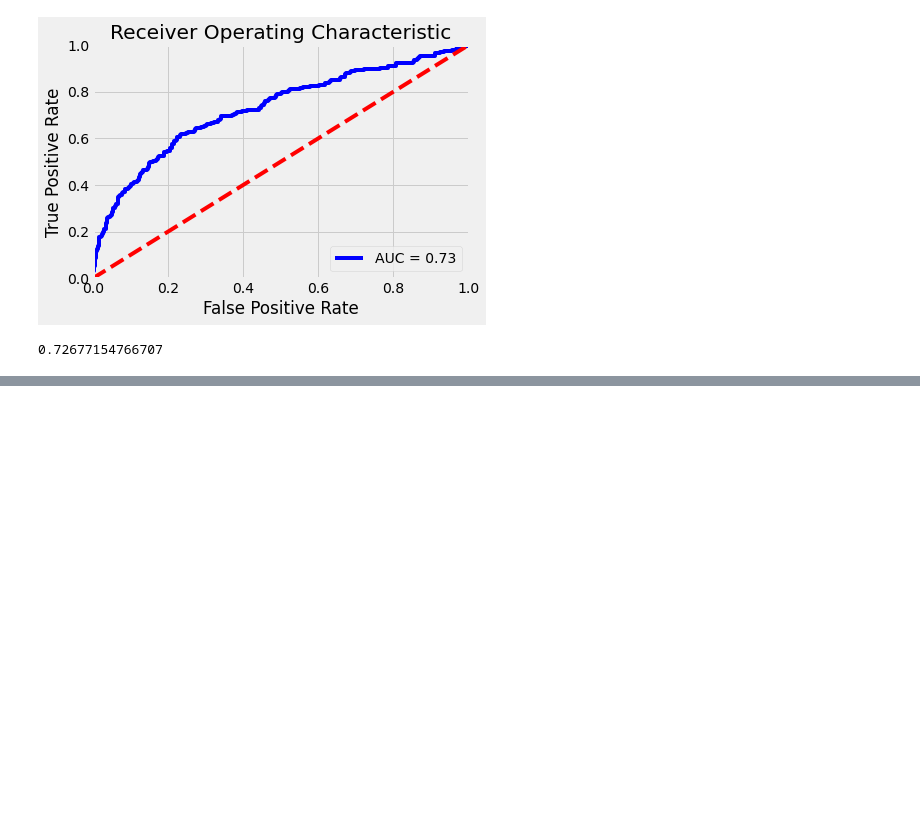
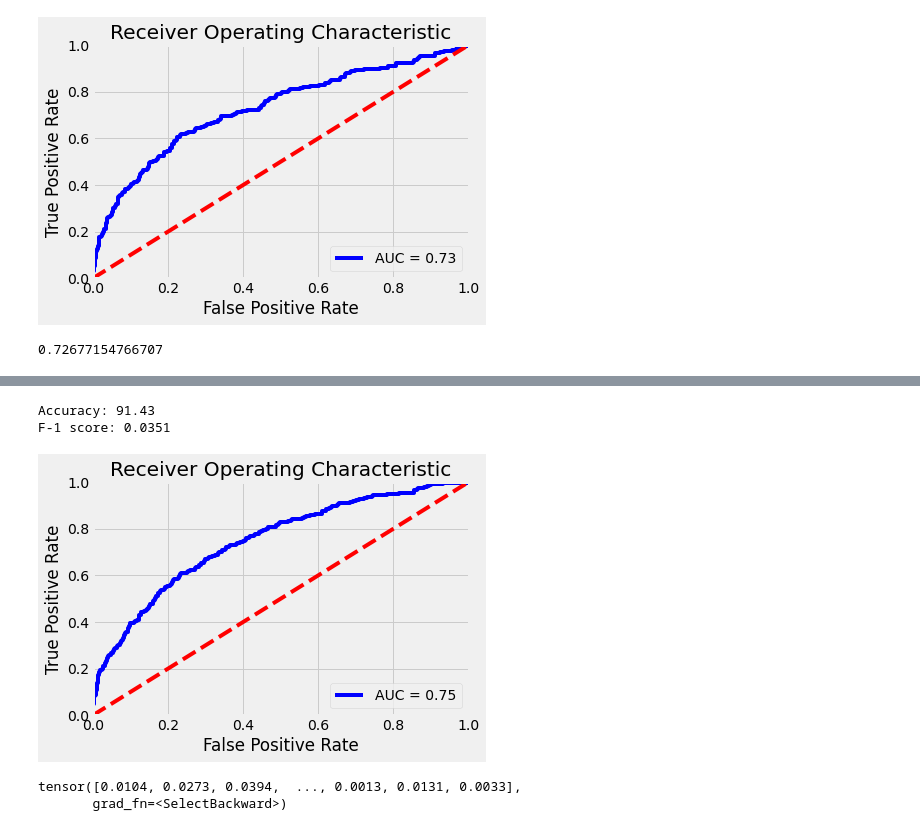
Before and after one commit to kaletap/fact-checking, a Jupyter notebook: custom_loss.ipynb, the cells around one changed output, grey strips where cells are left out. Drawn from its saved outputs; the diff is of its cells as text; code cells hidden in the pictures; blank space fills up the shorter version.

```diff
--- a/custom_loss.ipynb
+++ b/custom_loss.ipynb
@@ -179,0 +247,11 @@ plot_roc(y_test, probas)
+# %%
+evaluate(model, x_test_transformed, y_test)
+# %% [output]
+Accuracy: 91.43
+F-1 score: 0.0351
+[figure, added]
+# %%
+torch.stack([1 - probas, probas]).transpose(0, 1)
+# %% [output]
+tensor([0.0104, 0.0273, 0.0394,  ..., 0.0013, 0.0131, 0.0033],
+       grad_fn=<SelectBackward>)
```
Also changed, not shown: parts of 7 cells of this notebook.
